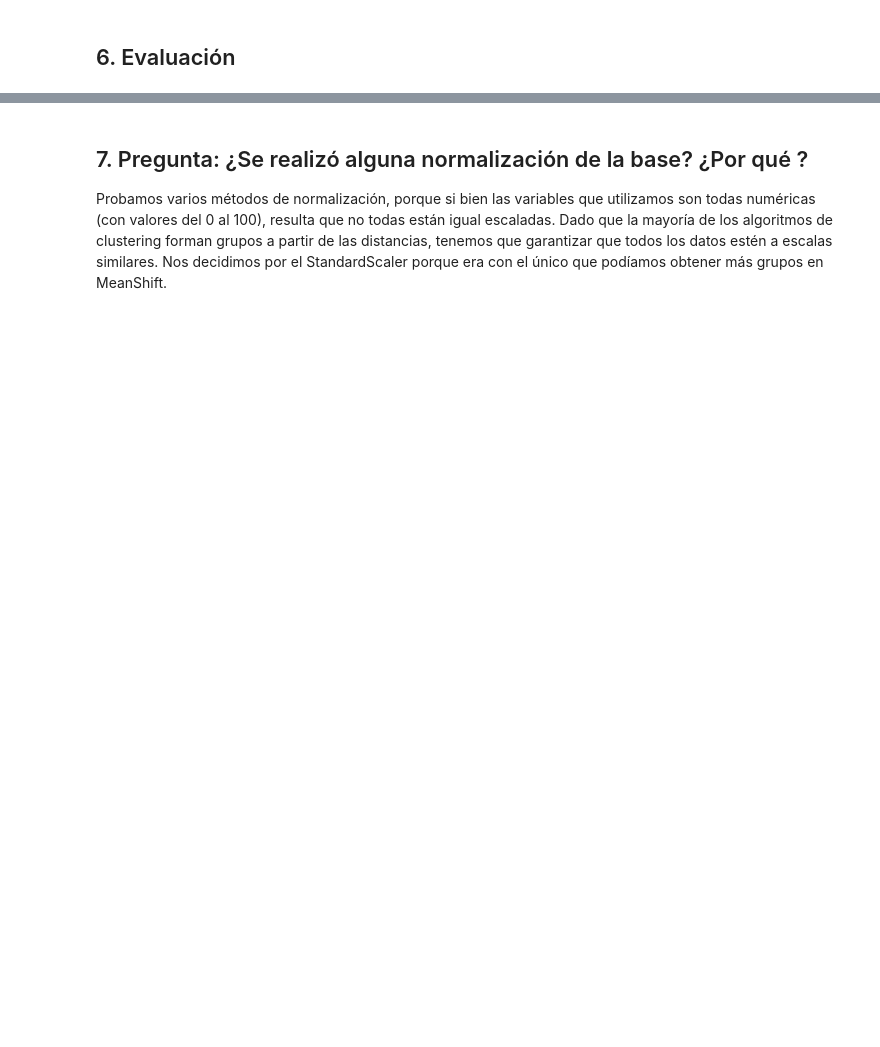
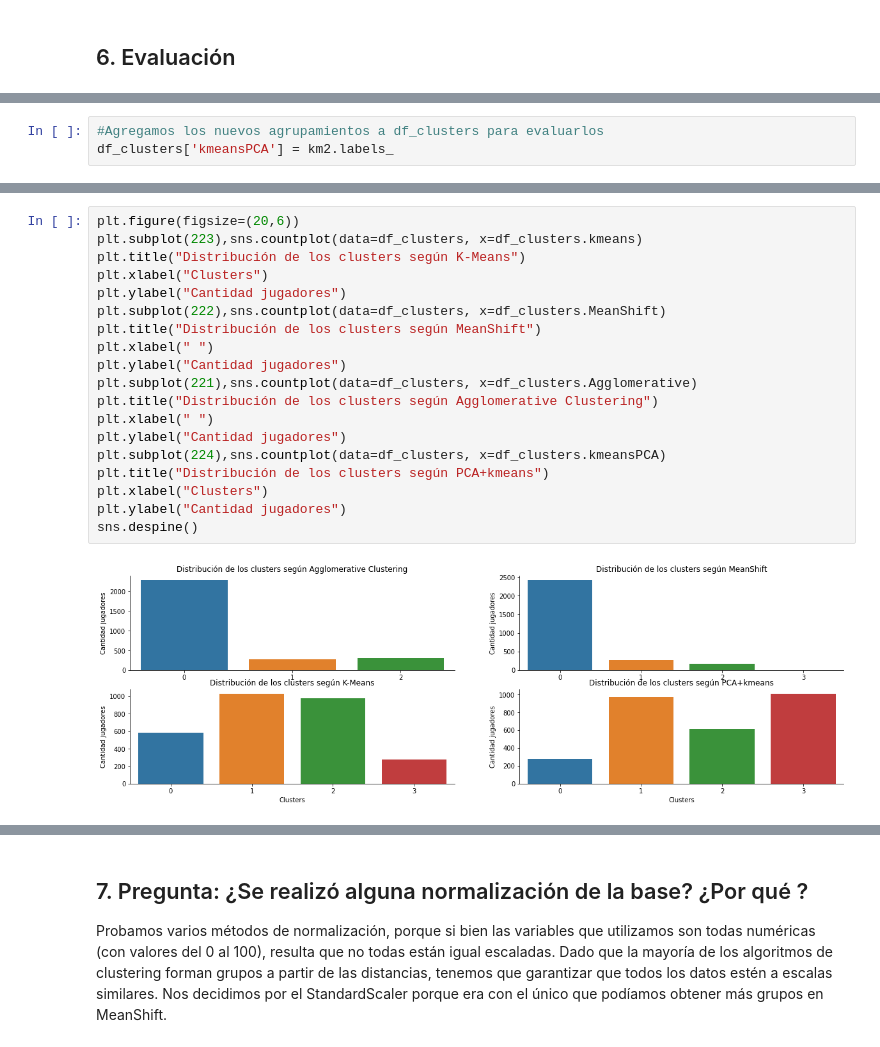
Before and after one commit to melicaffa/AprendizajeNoSupervisado, a Jupyter notebook: TrabajoNoSupervisado.ipynb, the cells around one changed output, grey strips where cells are left out. Drawn from its saved outputs; the diff is of its cells as text; blank space fills up the shorter version.

```diff
--- a/TrabajoNoSupervisado.ipynb
+++ b/TrabajoNoSupervisado.ipynb
@@ -951,0 +941,3 @@ De estos últimos, 2 grupos aparecen separados como por una línea imaginaria, s
+# %%
+#Agregamos los nuevos agrupamientos a df_clusters para evaluarlos
+df_clusters['kmeansPCA'] = km2.labels_
@@ -952,3 +952,24 @@ De estos últimos, 2 grupos aparecen separados como por una línea imaginaria, s
+# %%
+plt.figure(figsize=(20,6))
+plt.subplot(223),sns.countplot(data=df_clusters, x=df_clusters.kmeans)
+plt.title("Distribución de los clusters según K-Means")
+plt.xlabel("Clusters")
+plt.ylabel("Cantidad jugadores")
+plt.subplot(222),sns.countplot(data=df_clusters, x=df_clusters.MeanShift)
+plt.title("Distribución de los clusters según MeanShift")
+plt.xlabel(" ")
+plt.ylabel("Cantidad jugadores")
+plt.subplot(221),sns.countplot(data=df_clusters, x=df_clusters.Agglomerative)
+plt.title("Distribución de los clusters según Agglomerative Clustering")
+plt.xlabel(" ")
+plt.ylabel("Cantidad jugadores")
+plt.subplot(224),sns.countplot(data=df_clusters, x=df_clusters.kmeansPCA)
+plt.title("Distribución de los clusters según PCA+kmeans")
+plt.xlabel("Clusters")
+plt.ylabel("Cantidad jugadores")
+sns.despine()
+# %% [output]
+[figure, added]
 # %%
 range_n_clusters = [2, 3, 4, 5, 6]
 
```
Also changed, not shown: parts of 27 cells of this notebook.
